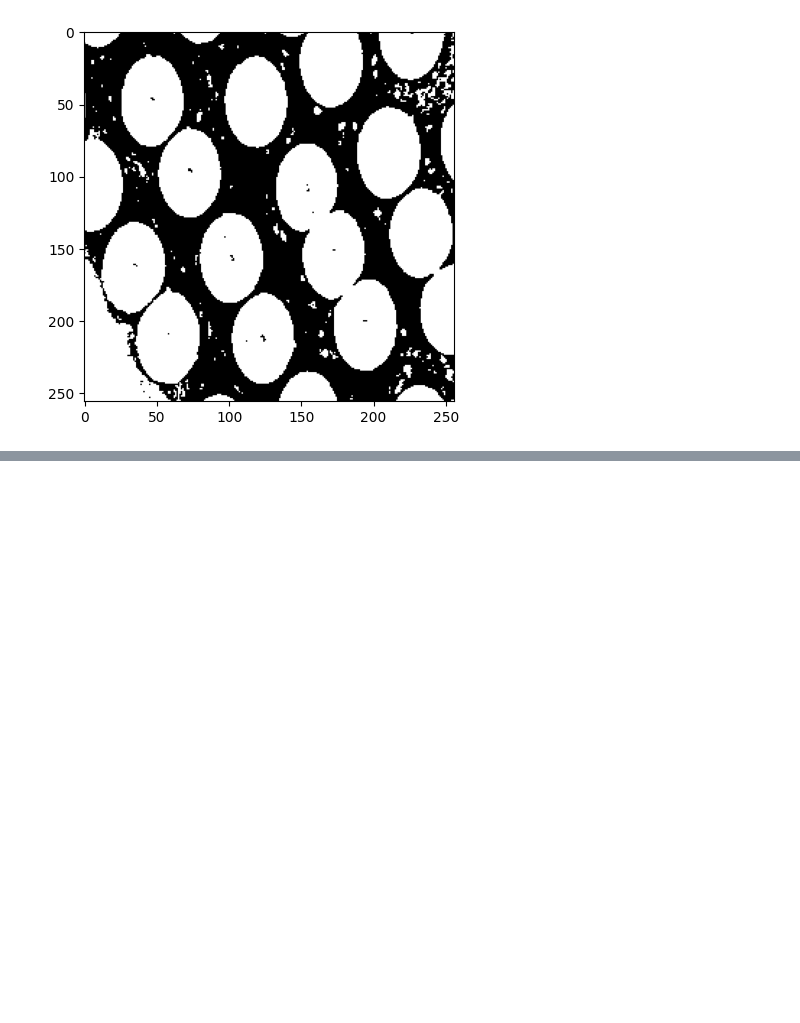
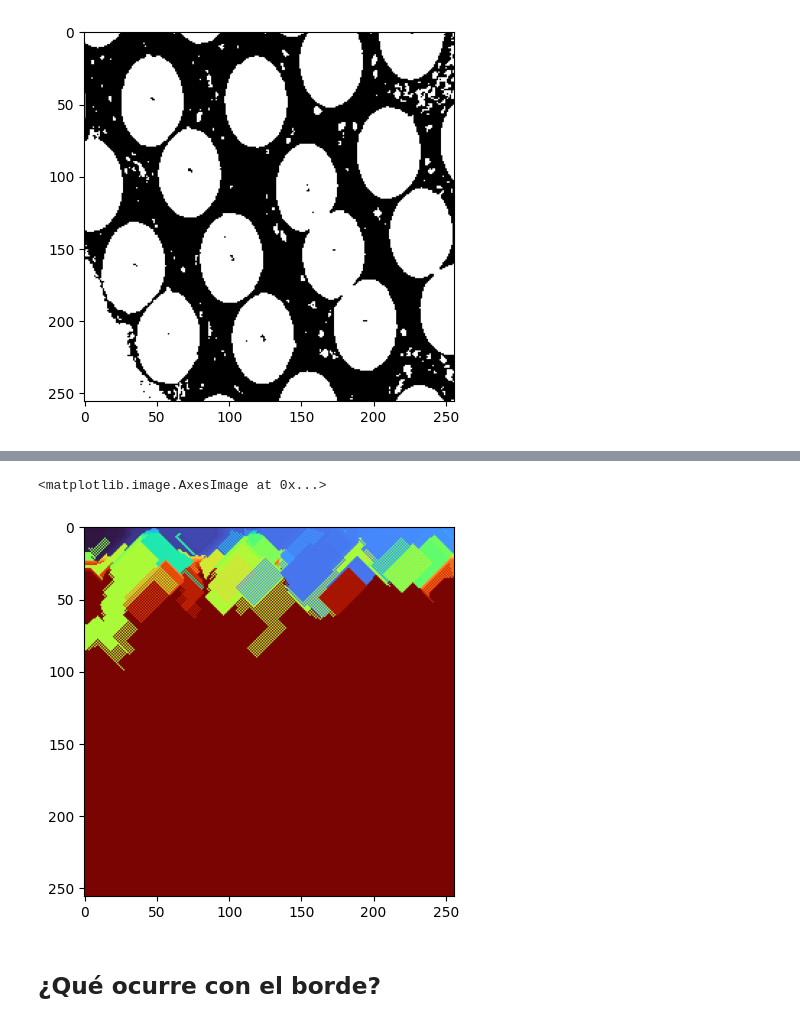
Before and after one commit to pukinidev/TalleresImagenes, a Jupyter notebook: Taller5/4. Etiquetado de objetos.ipynb, the cells around one changed output, grey strips where cells are left out. Drawn from its saved outputs; the diff is of its cells as text; code cells hidden in the pictures; blank space fills up the shorter version.

```diff
--- a/Taller5/4. Etiquetado de objetos.ipynb
+++ b/Taller5/4. Etiquetado de objetos.ipynb
@@ -46,0 +54,8 @@ plt.imshow(erosion, cmap='gray', vmin=0, vmax=255)
+# %%
+connected_components_2 = label(erosion_image,background=0, connectivity=2)
+plt.imshow(connected_components_2, cmap='turbo', vmin=0, vmax=255)
+# %% [output]
+<matplotlib.image.AxesImage at 0x...>
+[figure, added]
+# %% [markdown]
+## ¿Qué ocurre con el borde?
```
Also changed, not shown: parts of 7 cells of this notebook, 2 other files.
